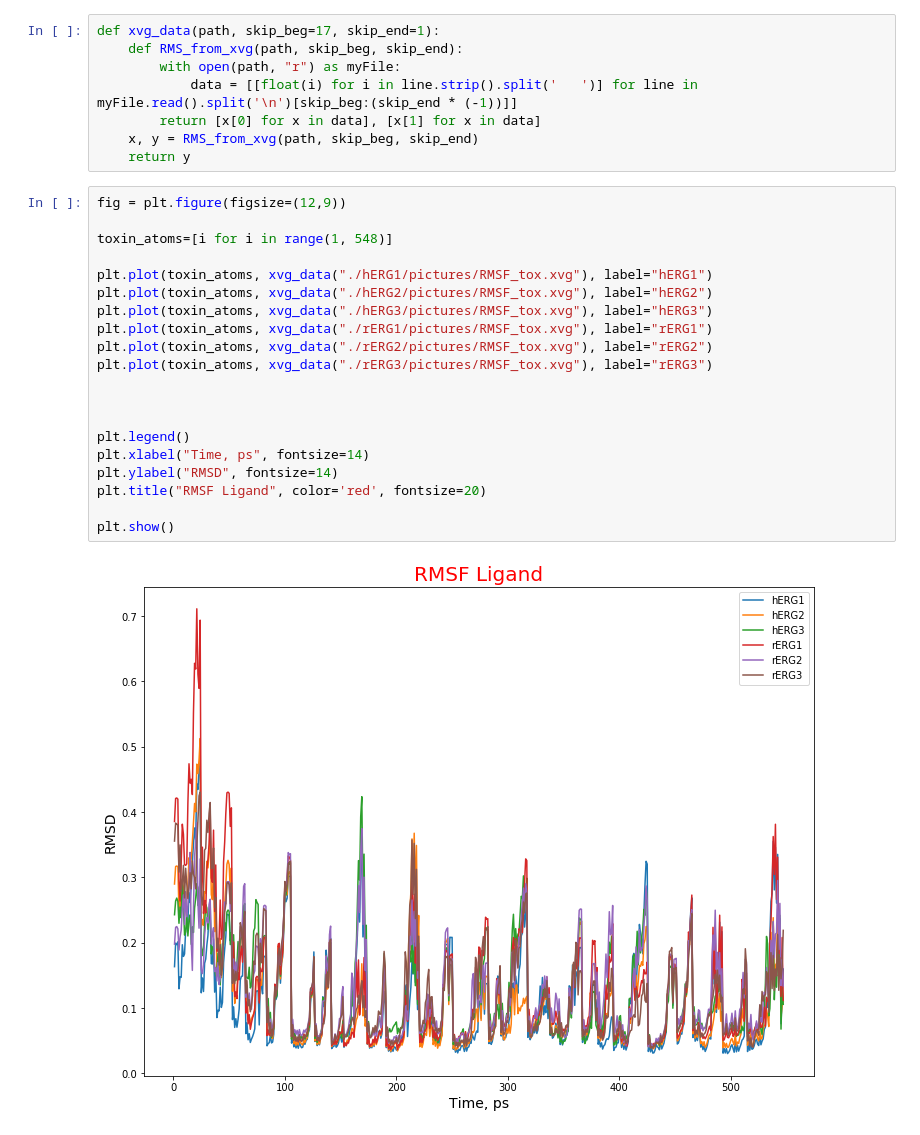
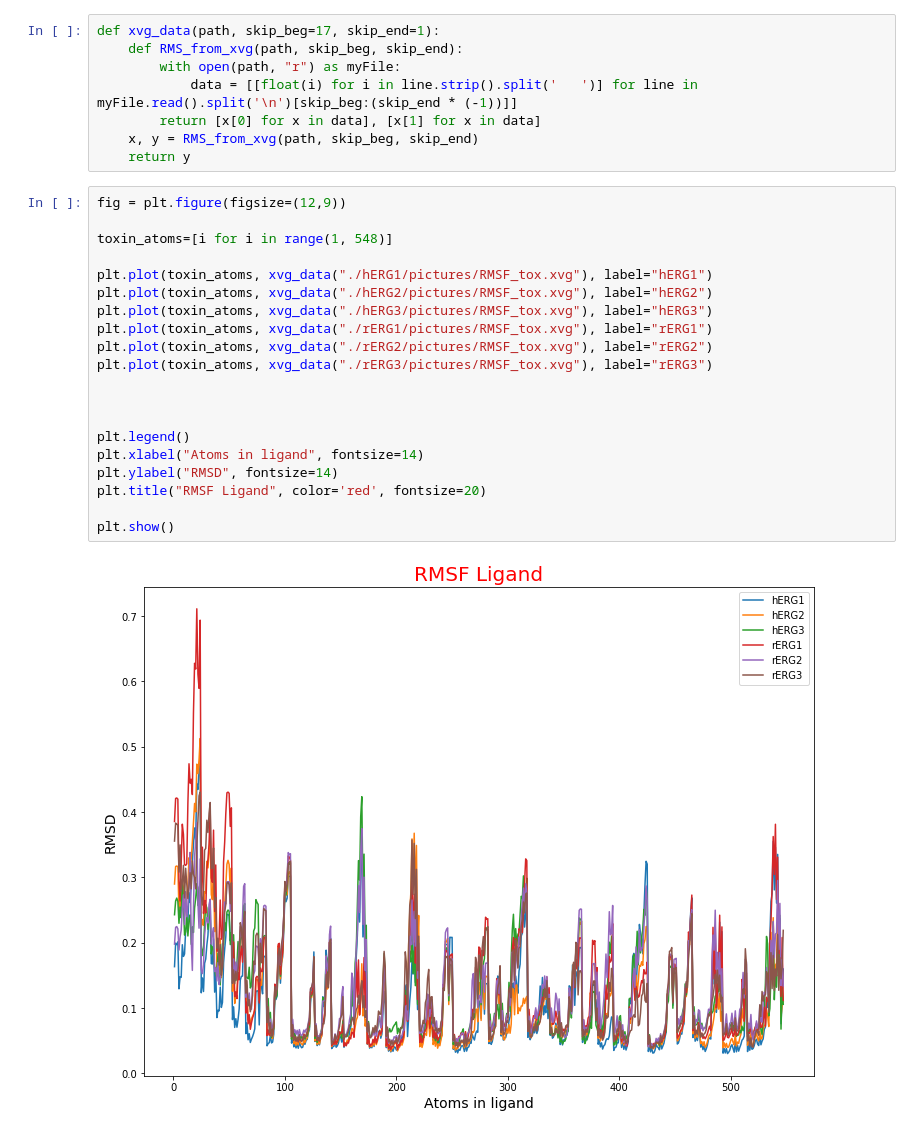
Before and after one commit to nikitadobrokhtov/potassium-channels, a Jupyter notebook: descriptional_characteristics_of_subtype_models/Descriptional Characteristics of Models.ipynb, the cells around one changed output. Drawn from its saved outputs; the diff is of its cells as text.

```diff
--- a/descriptional_characteristics_of_subtype_models/Descriptional Characteristics of Models.ipynb
+++ b/descriptional_characteristics_of_subtype_models/Descriptional Characteristics of Models.ipynb
@@ -87,22 +88,22 @@ def xvg_data(path, skip_beg=17, skip_end=1):
 # %%
 fig = plt.figure(figsize=(12,9))
 
 toxin_atoms=[i for i in range(1, 548)]
 
 plt.plot(toxin_atoms, xvg_data("./hERG1/pictures/RMSF_tox.xvg"), label="hERG1")
 plt.plot(toxin_atoms, xvg_data("./hERG2/pictures/RMSF_tox.xvg"), label="hERG2")
 plt.plot(toxin_atoms, xvg_data("./hERG3/pictures/RMSF_tox.xvg"), label="hERG3")
 plt.plot(toxin_atoms, xvg_data("./rERG1/pictures/RMSF_tox.xvg"), label="rERG1")
 plt.plot(toxin_atoms, xvg_data("./rERG2/pictures/RMSF_tox.xvg"), label="rERG2")
 plt.plot(toxin_atoms, xvg_data("./rERG3/pictures/RMSF_tox.xvg"), label="rERG3")
 
 
 
 plt.legend()
-plt.xlabel("Time, ps", fontsize=14)
+plt.xlabel("Atoms in ligand", fontsize=14)
 plt.ylabel("RMSD", fontsize=14)
 plt.title("RMSF Ligand", color='red', fontsize=20)
 
 plt.show()
 # %% [output]
-[figure, old version]
+[figure, new version]
```
Also changed, not shown: parts of 9 cells of this notebook.
